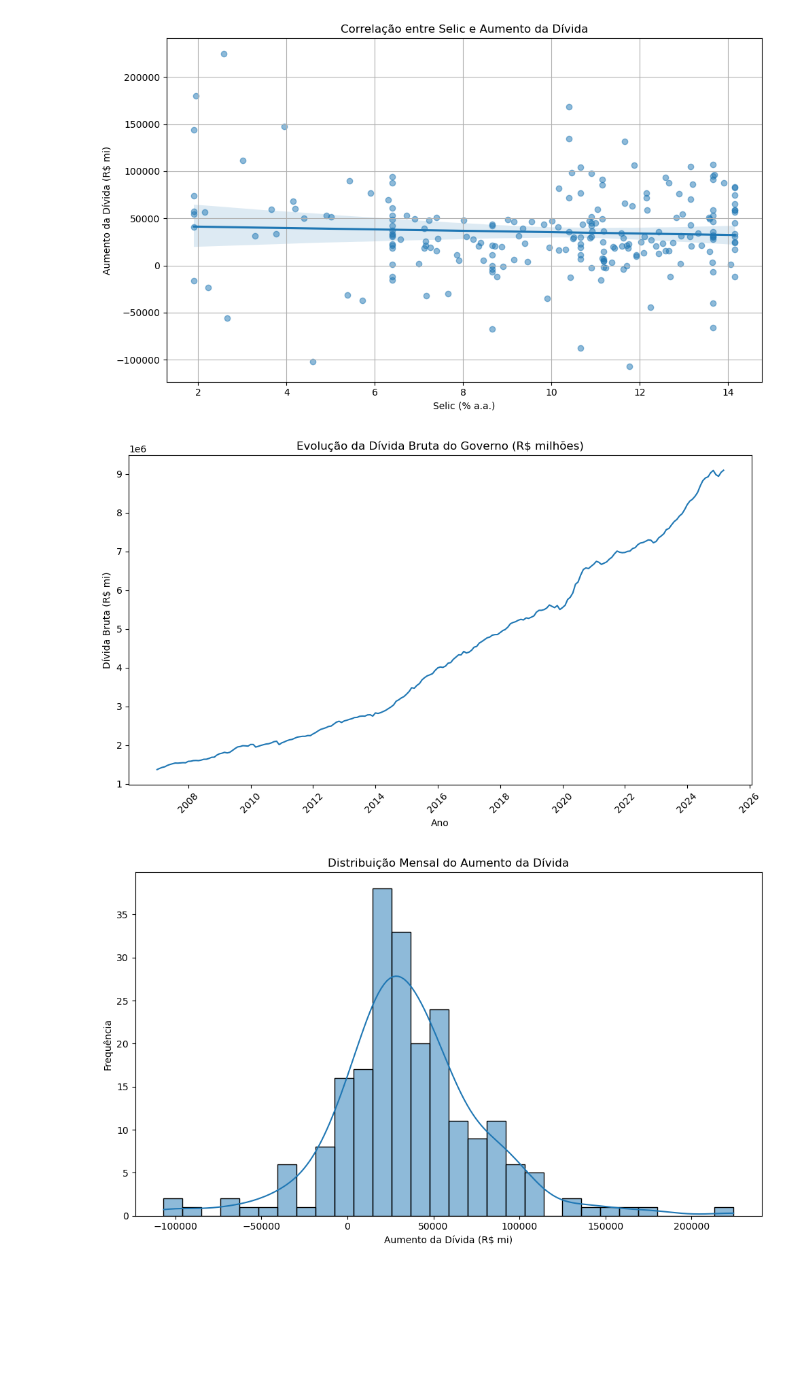
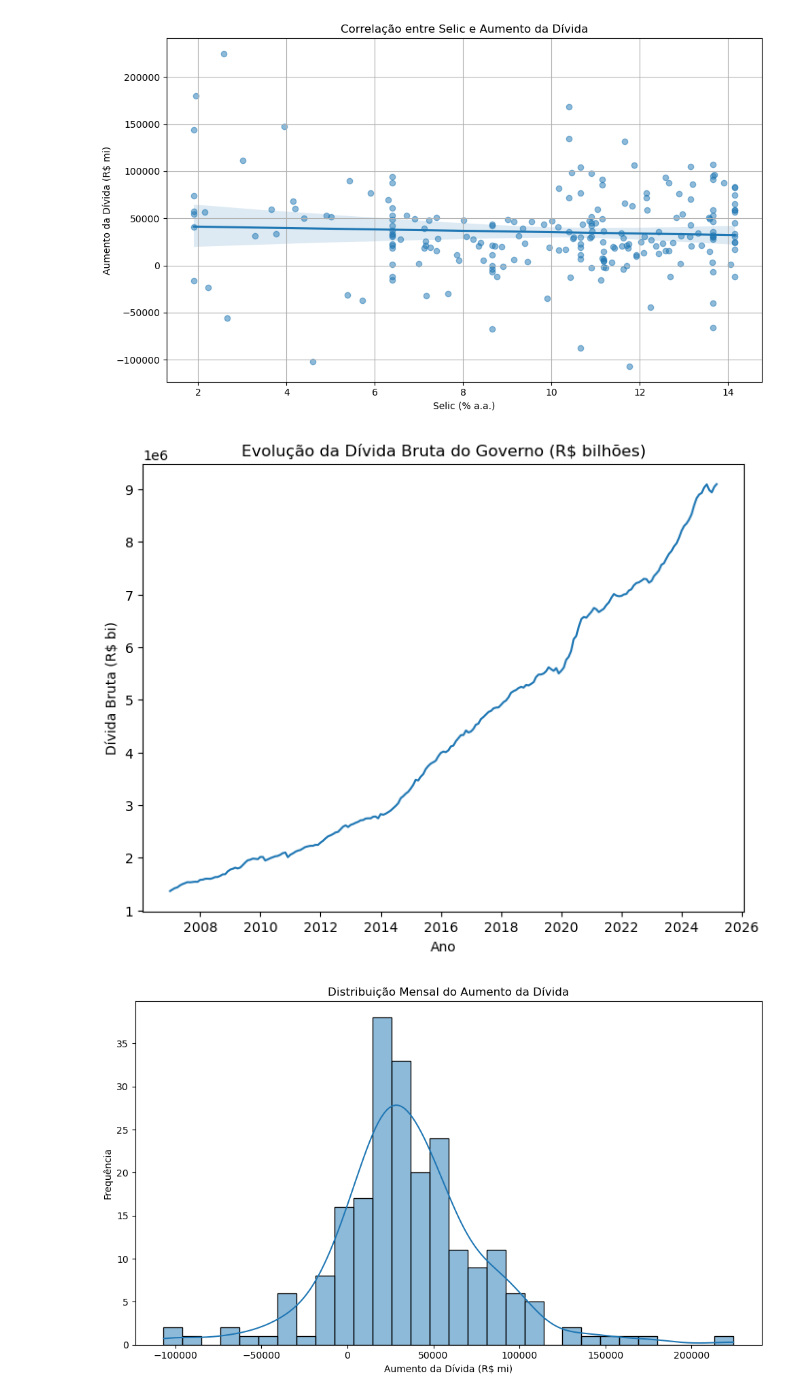
Before and after one commit to rodrigogrinfeld1/Projeto-DEV---Grupo-1, a Jupyter notebook: Código.ipynb, the cells around one changed output. Cells and saved outputs as stored; diff of their text form; code cells hidden in the pictures; blank space fills up the shorter version.

```diff
--- a/Código.ipynb
+++ b/Código.ipynb
@@ -133,16 +133,14 @@ plt.show()
 # %%
 #crescimento Dívida Bruta em linhas, gráfico legal pra introduzir
 
-plt.figure(figsize=(10,6))
+plt.figure(figsize=(8,6))
 sns.lineplot(data=dados, x="Data", y="Dívida Bruta (R$ mi)")
-plt.title("Evolução da Dívida Bruta do Governo (R$ milhões)")
+plt.title("Evolução da Dívida Bruta do Governo (R$ bilhões)")
 plt.xlabel("Ano")
-plt.ylabel("Dívida Bruta (R$ mi)")
-plt.xticks(rotation=45)
-plt.tight_layout()
+plt.ylabel("Dívida Bruta (R$ bi)")
 plt.show()
 # %% [output]
-[figure, old version]
+[figure, new version]
 # %%
 #histograma
 
```
Also changed, not shown: parts of 5 cells of this notebook.
